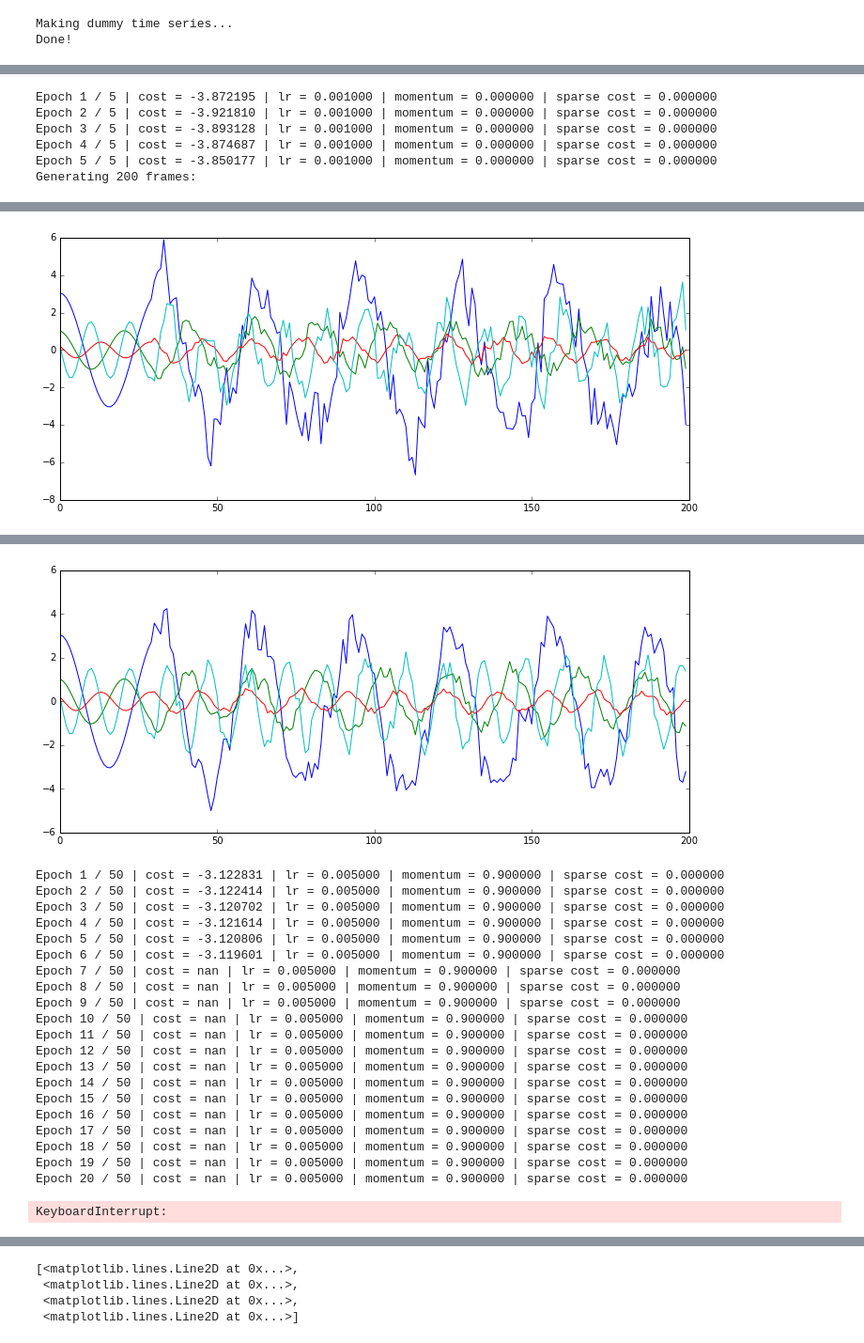
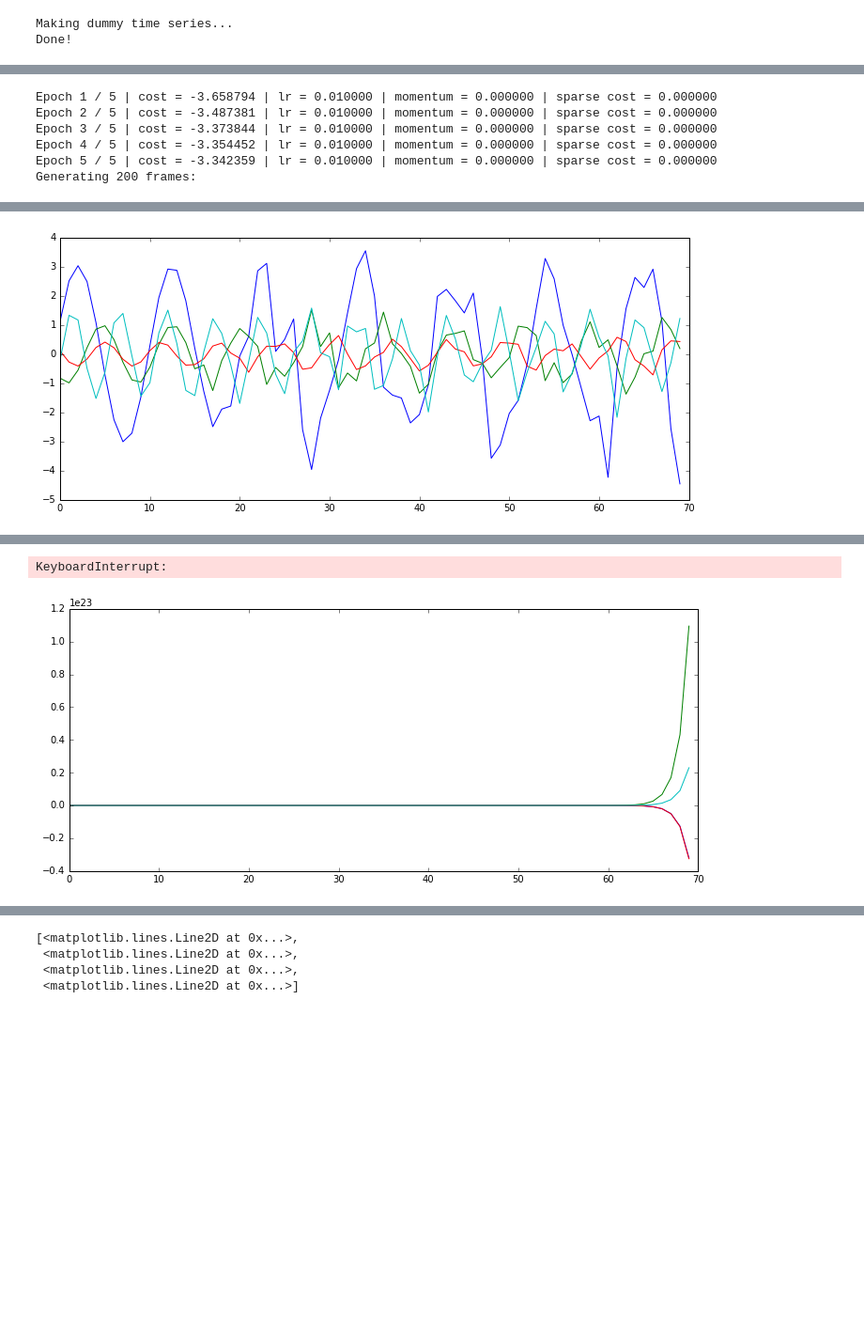
Before and after one commit to omimo/xRBM, a Jupyter notebook: examples/crbm-wave.ipynb, the cells around one changed output, grey strips where cells are left out. Shown at 94% size. Drawn from its saved outputs; the diff is of its cells as text; code cells hidden in the pictures; blank space fills up the shorter version.

```diff
--- a/examples/crbm-wave.ipynb
+++ b/examples/crbm-wave.ipynb
@@ -22,21 +28,22 @@ from xrbm.utils.vizutils import tile_raster_images
 snapshot_dir = './logs/'
 snapshot_freq = 0
 num_vis = 4
-num_hid = 350
-timesteps = 30
-batch_size=50
+num_hid = 200
+timesteps = 15
+batch_size=100
 cd_k=1
 wdecay=0.0002
 activation=tf.nn.sigmoid
 initializer=tf.contrib.layers.xavier_initializer()
+#initializer=tf.contrib.layers.variance_scaling_initializer()
 vis_type='gaussian'
 # %%
 # Create some toy sequences with sin waves
 
-FREQS = [10, 15, 20, 25]
+FREQS = [30, 40, 50, 60]
 AMPS = [3, 1, 0.4, 1.5]
 NSAMPLE = 60
-SEQ_LEN = 600
+SEQ_LEN = 1200
 
 time_data = np.arange(SEQ_LEN) / 50
 
@@ -140,6 +150,6 @@ def generate():
 # %%
 ## for first 6 epoches, don't use momentum
-learning_rate = 0.001
+learning_rate = 0.01
 momentum = 0
 W, A, B, vb, hb = c1.train(sess,
          input_data=visible_data,
@@ -155,7 +165,7 @@ W, A, B, vb, hb = c1.train(sess,
 generate()
 # now add the momentum for the rest of the training
 
-learning_rate = 0.005
+learning_rate = 0.01
 momentum = 0.9
 
 print('-'*80)
@@ -180,10 +190,11 @@ W, A, B, vb, hb = c1.train(sess,
 
 generate()
 
+learning_rate = 0.01
 W, A, B, vb, hb = c1.train(sess,
          input_data=visible_data,
          cond_data=cond_data,
-         training_epochs=50,
+         training_epochs=30,
          learning_rate=learning_rate,
          batch_size=batch_size,
          cd_k=cd_k,
@@ -191,34 +202,10 @@ W, A, B, vb, hb = c1.train(sess,
          momentum=momentum)
 
 generate()
-
-W, A, B, vb, hb = c1.train(sess,
-         input_data=visible_data,
-         cond_data=cond_data,
-         training_epochs=50,
-         learning_rate=learning_rate,
-         batch_size=batch_size,
-         cd_k=cd_k,
-         wdecay=wdecay,
-         momentum=momentum)
-
-generate()
-
-W, A, B, vb, hb = c1.train(sess,
-         input_data=visible_data,
-         cond_data=cond_data,
-         training_epochs=150,
-         learning_rate=learning_rate,
-         batch_size=batch_size,
-         cd_k=cd_k,
-         wdecay=wdecay,
-         momentum=momentum)
-
-generate()
 # %% [output]
-Epoch 1 / 5 | cost = -3.872195 | lr = 0.001000 | momentum = 0.000000 | sparse cost = 0.000000
-Epoch 2 / 5 | cost = -3.921810 | lr = 0.001000 | momentum = 0.000000 | sparse cost = 0.000000
-Epoch 3 / 5 | cost = -3.893128 | lr = 0.001000 | momentum = 0.000000 | sparse cost = 0.000000
-Epoch 4 / 5 | cost = -3.874687 | lr = 0.001000 | momentum = 0.000000 | sparse cost = 0.000000
-Epoch 5 / 5 | cost = -3.850177 | lr = 0.001000 | momentum = 0.000000 | sparse cost = 0.000000
+Epoch 1 / 5 | cost = -3.658794 | lr = 0.010000 | momentum = 0.000000 | sparse cost = 0.000000
+Epoch 2 / 5 | cost = -3.487381 | lr = 0.010000 | momentum = 0.000000 | sparse cost = 0.000000
+Epoch 3 / 5 | cost = -3.373844 | lr = 0.010000 | momentum = 0.000000 | sparse cost = 0.000000
+Epoch 4 / 5 | cost = -3.354452 | lr = 0.010000 | momentum = 0.000000 | sparse cost = 0.000000
+Epoch 5 / 5 | cost = -3.342359 | lr = 0.010000 | momentum = 0.000000 | sparse cost = 0.000000
 Generating 200 frames:
@@ -242,2 +229,2 @@ Epoch 50 / 50 | cost = -3.150096 | lr = 0.005000 | momentum = 0.900000 | sparse
 Generating 200 frames:
-[figure, old version]
+[figure, new version]
@@ -261,22 +232,2 @@ Generating 200 frames:
+KeyboardInterrupt:
-[figure, old version]
+[figure, new version]
-Epoch 1 / 50 | cost = -3.122831 | lr = 0.005000 | momentum = 0.900000 | sparse cost = 0.000000
-Epoch 2 / 50 | cost = -3.122414 | lr = 0.005000 | momentum = 0.900000 | sparse cost = 0.000000
-Epoch 3 / 50 | cost = -3.120702 | lr = 0.005000 | momentum = 0.900000 | sparse cost = 0.000000
-Epoch 4 / 50 | cost = -3.121614 | lr = 0.005000 | momentum = 0.900000 | sparse cost = 0.000000
-Epoch 5 / 50 | cost = -3.120806 | lr = 0.005000 | momentum = 0.900000 | sparse cost = 0.000000
-Epoch 6 / 50 | cost = -3.119601 | lr = 0.005000 | momentum = 0.900000 | sparse cost = 0.000000
-Epoch 7 / 50 | cost = nan | lr = 0.005000 | momentum = 0.900000 | sparse cost = 0.000000
-Epoch 8 / 50 | cost = nan | lr = 0.005000 | momentum = 0.900000 | sparse cost = 0.000000
-Epoch 9 / 50 | cost = nan | lr = 0.005000 | momentum = 0.900000 | sparse cost = 0.000000
-Epoch 10 / 50 | cost = nan | lr = 0.005000 | momentum = 0.900000 | sparse cost = 0.000000
-Epoch 11 / 50 | cost = nan | lr = 0.005000 | momentum = 0.900000 | sparse cost = 0.000000
-Epoch 12 / 50 | cost = nan | lr = 0.005000 | momentum = 0.900000 | sparse cost = 0.000000
-Epoch 13 / 50 | cost = nan | lr = 0.005000 | momentum = 0.900000 | sparse cost = 0.000000
-Epoch 14 / 50 | cost = nan | lr = 0.005000 | momentum = 0.900000 | sparse cost = 0.000000
-Epoch 15 / 50 | cost = nan | lr = 0.005000 | momentum = 0.900000 | sparse cost = 0.000000
-Epoch 16 / 50 | cost = nan | lr = 0.005000 | momentum = 0.900000 | sparse cost = 0.000000
-Epoch 17 / 50 | cost = nan | lr = 0.005000 | momentum = 0.900000 | sparse cost = 0.000000
-Epoch 18 / 50 | cost = nan | lr = 0.005000 | momentum = 0.900000 | sparse cost = 0.000000
-Epoch 19 / 50 | cost = nan | lr = 0.005000 | momentum = 0.900000 | sparse cost = 0.000000
-Epoch 20 / 50 | cost = nan | lr = 0.005000 | momentum = 0.900000 | sparse cost = 0.000000
-KeyboardInterrupt:
```
Also changed, not shown: parts of 7 cells of this notebook, 4 other files.
